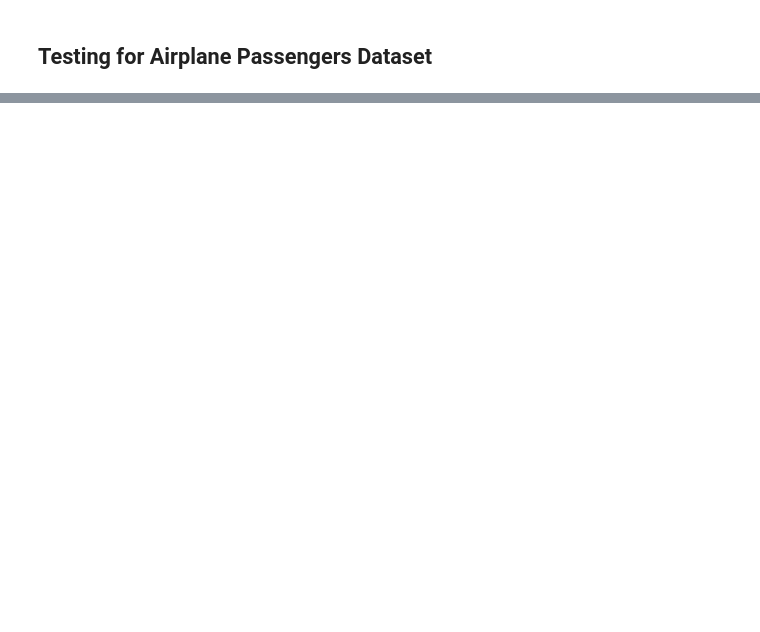
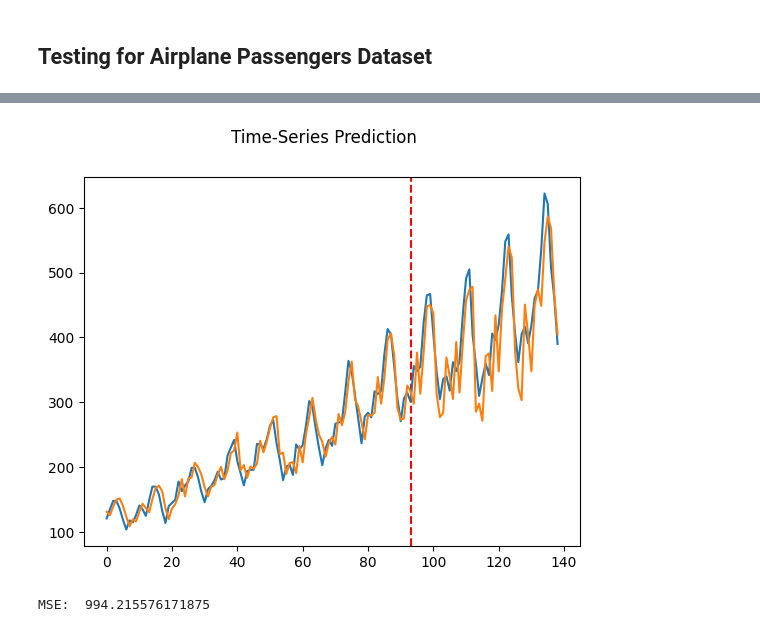
Before and after one commit to cleb98/ML-DL_lab, a Jupyter notebook: content/courses/deeplearning/notebooks/pytorch/Time_Series_Prediction_with_LSTM_Using_PyTorch.ipynb, the cells around one changed output, grey strips where cells are left out. Cells and saved outputs as stored; diff of their text form; code cells hidden in the pictures; blank space fills up the shorter version.

```diff
--- a/content/courses/deeplearning/notebooks/pytorch/Time_Series_Prediction_with_LSTM_Using_PyTorch.ipynb
+++ b/content/courses/deeplearning/notebooks/pytorch/Time_Series_Prediction_with_LSTM_Using_PyTorch.ipynb
@@ -239,3 +401,27 @@ Epoch: 1900, loss: 0.00188
+# %%
+lstm.eval()
+train_predict = lstm(dataX)
+
+data_predict = train_predict.data.numpy()
+dataY_plot = dataY.data.numpy()
+
+data_predict = sc.inverse_transform(data_predict)
+dataY_plot = sc.inverse_transform(dataY_plot)
+
+plt.axvline(x=train_size, c='r', linestyle='--')
+
+plt.plot(dataY_plot)
+plt.plot(data_predict)
+plt.suptitle('Time-Series Prediction')
+plt.show()
+
+#compute mse between data_predict e dataY:
+from sklearn.metrics import mean_squared_error
+mse = mean_squared_error(dataY_plot, data_predict)
+print('MSE LSTMAP: ', mse)
+# %% [output]
+[figure, added]
+MSE:  994.215576171875
 # %%
 lstm.eval()
 train_predict = lstm(dataX)
```
Also changed, not shown: parts of 15 cells of this notebook.
